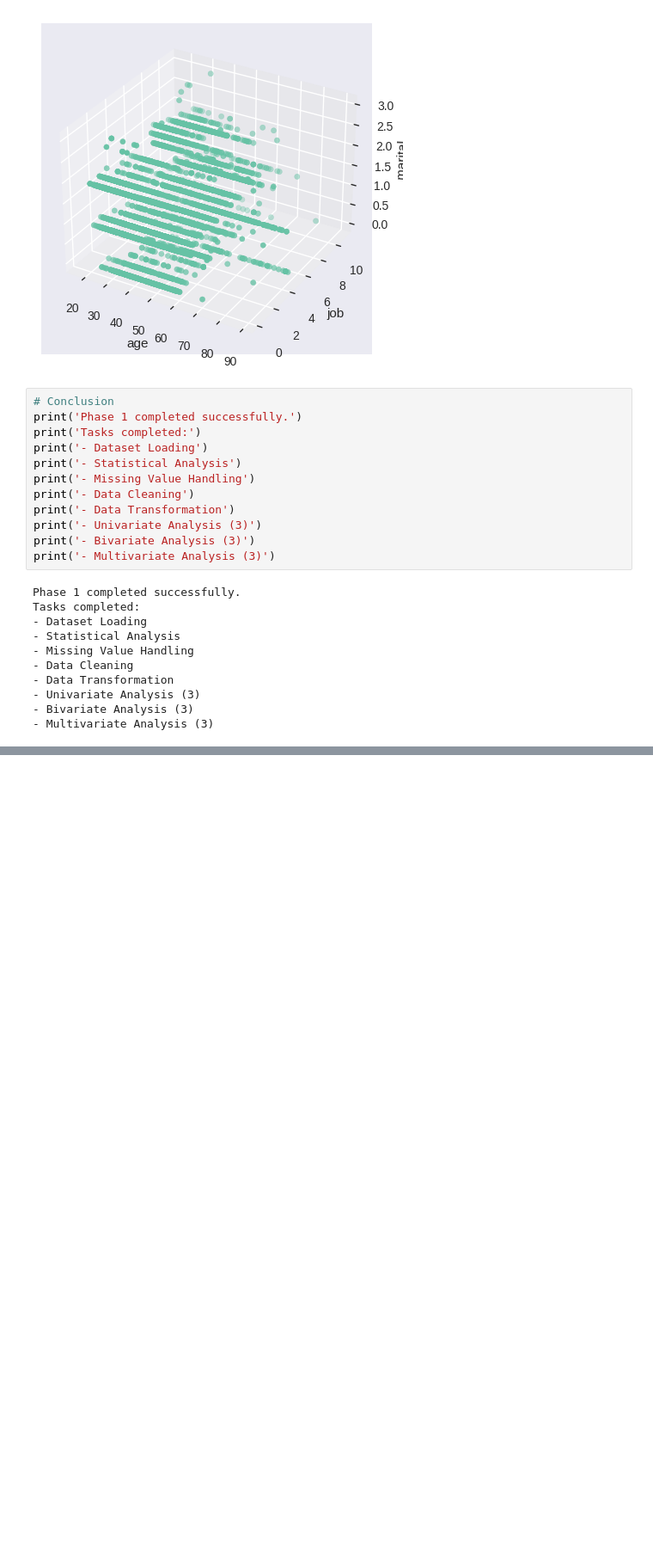
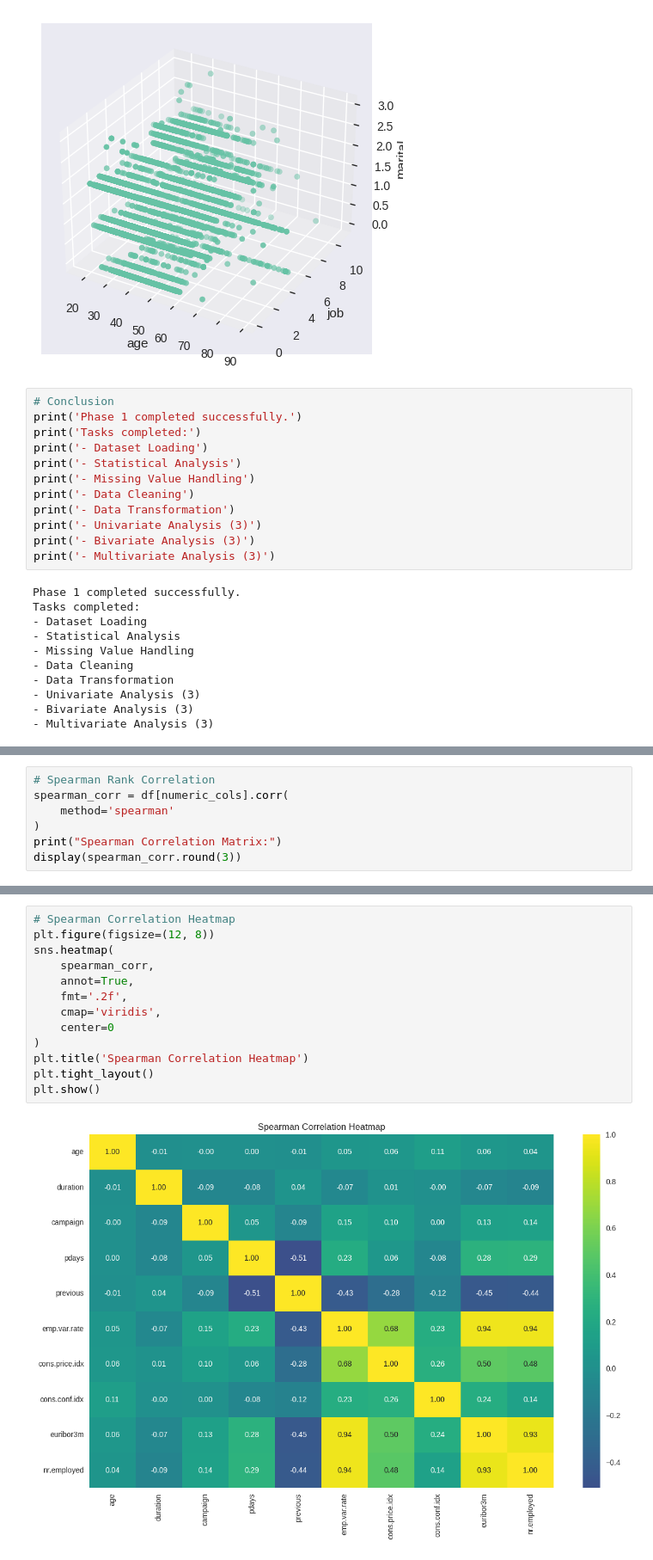
Before and after one commit to Harishree2005/Hari-Shree-P, a Jupyter notebook: Phase1_EDA_Bank_Marketing.ipynb, the cells around one changed output, grey strips where cells are left out. Shown at 86% size. Saved outputs shown, nothing was run; the diff lists cells and outputs as text; blank space fills up the shorter version.

```diff
--- a/Phase1_EDA_Bank_Marketing.ipynb
+++ b/Phase1_EDA_Bank_Marketing.ipynb
@@ -226,0 +410,7 @@ Tasks completed:
+# %%
+# Spearman Rank Correlation
+spearman_corr = df[numeric_cols].corr(
+    method='spearman'
+)
+print("Spearman Correlation Matrix:")
+display(spearman_corr.round(3))
@@ -226,0 +430,15 @@ Tasks completed:
+# %%
+# Spearman Correlation Heatmap
+plt.figure(figsize=(12, 8))
+sns.heatmap(
+    spearman_corr,
+    annot=True,
+    fmt='.2f',
+    cmap='viridis',
+    center=0
+)
+plt.title('Spearman Correlation Heatmap')
+plt.tight_layout()
+plt.show()
+# %% [output]
+[figure, added]
```
Also changed, not shown: parts of 50 cells of this notebook.
